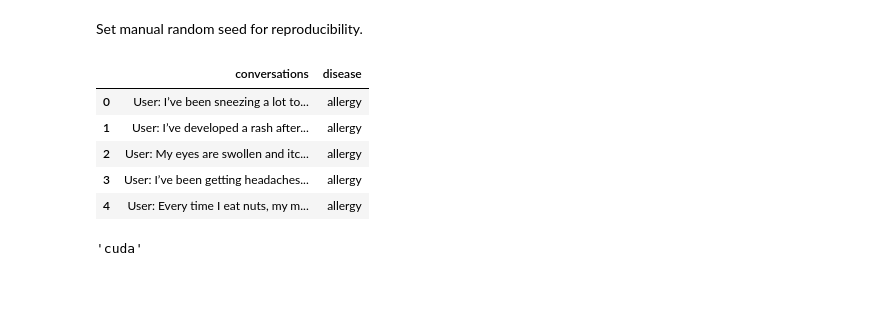
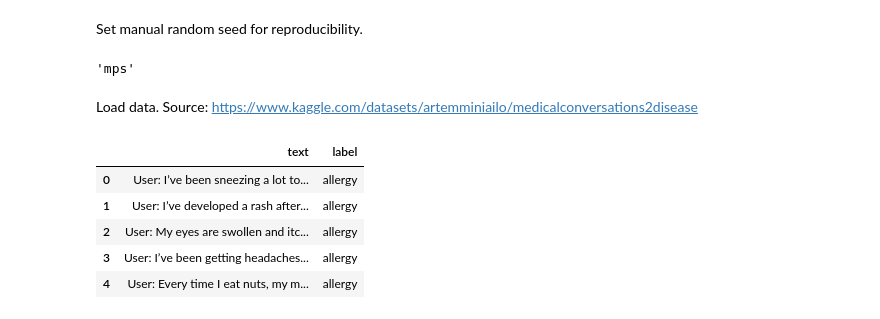
Before and after one commit to Mikael-Lenander/ai-doctor, a Jupyter notebook: main.ipynb, the cells around one changed output. Saved outputs shown, nothing was run; the diff lists cells and outputs as text; code cells hidden in the pictures; blank space fills up the shorter version.

```diff
--- a/main.ipynb
+++ b/main.ipynb
@@ -21,9 +35,17 @@ Set manual random seed for reproducibility.
+# %%
+MODELS_BASEDIR = Path("saved-models")
+DEVICE = torch.device("mps" if torch.mps.is_available() else "cpu")
+DEVICE.type
+# %% [output]
+'mps'
+# %% [markdown]
+Load data. Source: https://www.kaggle.com/datasets/artemminiailo/medicalconversations2disease
 # %%
 path = Path(kagglehub.dataset_download("artemminiailo/medicalconversations2disease")) / "medical_conversations.csv"
-df = pd.read_csv(path)
-df.head()
+medical_df = pd.read_csv(path, names=('text', 'label'), skiprows=1)
+medical_df.head()
 # %% [output]
-|  | conversations | disease |
+|  | text | label |
 | 0 | User: I’ve been sneezing a lot to... | allergy |
 | 1 | User: I’ve developed a rash after... | allergy |
 | 2 | User: My eyes are swollen and itc... | allergy |
@@ -36,11 +53,0 @@ df.head()
-# %%
-MODELS_BASEDIR = Path("saved-models")
-DEVICE = torch.device("cuda" if torch.cuda.is_available() else "cpu")
-# DEVICE = torch.device("cpu")
-MODEL_NAME = 'bert-base-uncased'
-EPOCHS = 3000
-BATCH_SIZE = 32
-LEARNING_RATE = 5e-4
-DEVICE.type
-# %% [output]
-'cuda'
```
Also changed, not shown: parts of 56 cells of this notebook, 8 other files.
